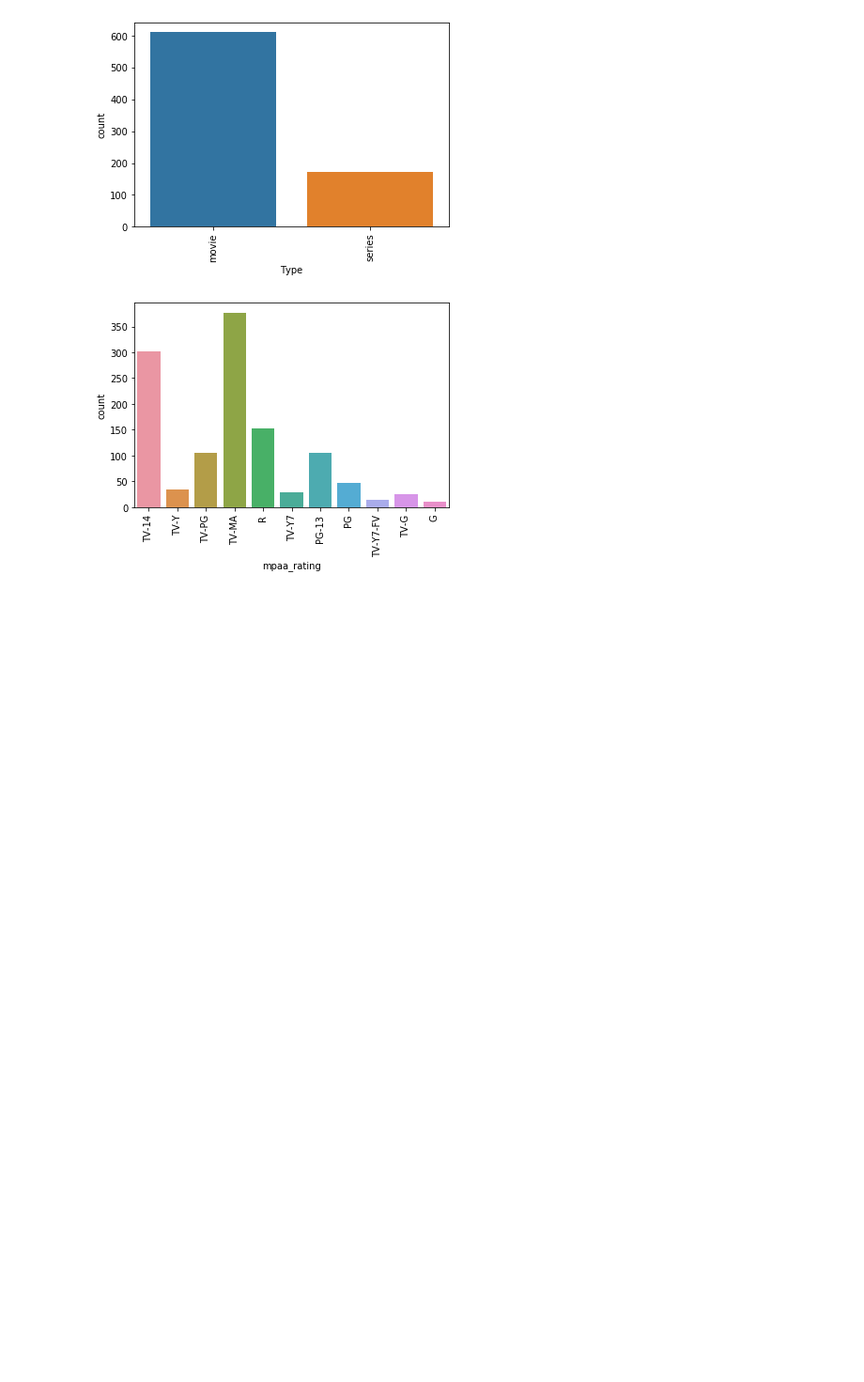
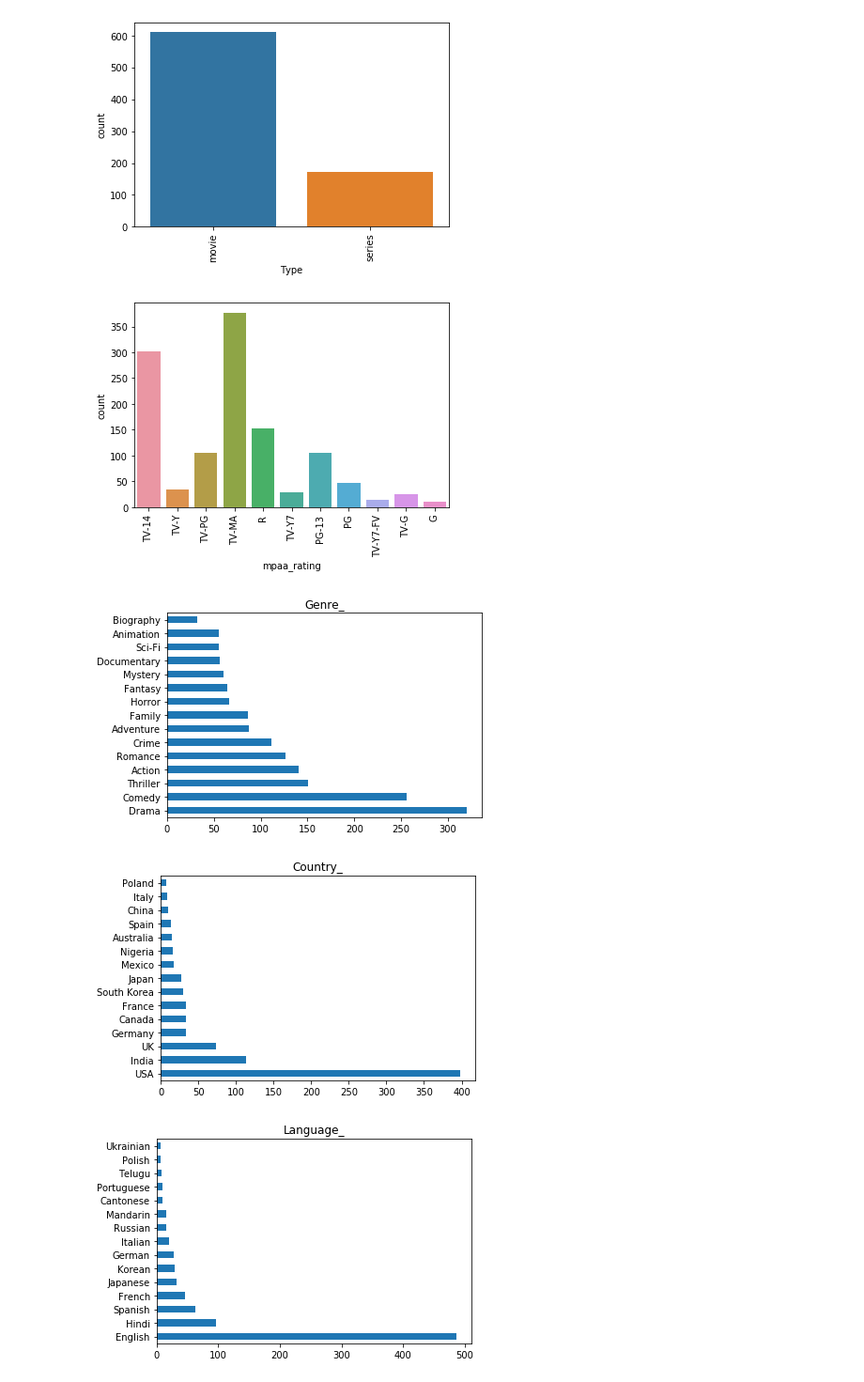
Before and after one commit to AdamSpannbauer/flixable_ml_dsi, a Jupyter notebook: eda.ipynb, the cells around one changed output. Shown at 94% size. Drawn from its saved outputs; the diff is of its cells as text; code cells hidden in the pictures; blank space fills up the shorter version.

```diff
--- a/eda.ipynb
+++ b/eda.ipynb
@@ -50,5 +80,20 @@ movie['oscar_wins'] = movie['Awards'].str.extract(r'Nominated for (\d) Oscar').a
 # %%
 drop_columns = ['Poster', 'flixable_url', 'Response',
-                'Awards', 'Rated', 'imdbID', 'DVD', 'Website']
+                'Awards', 'Rated', 'imdbID', 'DVD', 'Website',
+                'BoxOffice', 'Released', 'added_to_netflix',
+                'Writer', 'Actors', 'Plot',
+                'rotten_tomatoes', 'Metascore', 'Production',
+                'totalSeasons', 'Runtime', 'Director',
+                'Title', 'Ratings']
 
 movie = movie.drop(columns=drop_columns)
+# %%
+list_cols = ['Genre', 'Language', 'Country']
+
+movie_dummy = str_get_dummies(movie,
+                              columns=list_cols,
+                              sep=', ',
+                              prefix=list_cols,
+                              drop_first=False)
+# %%
+movie_dummy = movie_dummy.dropna(subset=['imdbRating'])
@@ -60,3 +117,12 @@ movie = movie.drop(columns=drop_columns)
+# %%
+def barplot_dummies(df, prefix, max_n=15):
+    cols = [c for c in df if c.startswith(prefix)]
+    counts = df[cols].sum().sort_values(ascending=False)
+    counts = counts[:max_n]
+    counts.index = [i.replace(prefix, '') for i in counts.index]
+    counts.plot.barh()
+    plt.title(prefix)
+    plt.show()
 # %%
 plot_cols = ['Type', 'mpaa_rating']
 for plot_col in plot_cols:
@@ -66,3 +132,11 @@ for plot_col in plot_cols:
 # %% [output]
 [figure]
 [figure]
+# %%
+prefixes = ['Genre_', 'Country_', 'Language_']
+for prefix in prefixes:
+    barplot_dummies(movie_dummy, prefix)
+# %% [output]
+[figure, added]
+[figure, added]
+[figure, added]
```
Also changed, not shown: parts of 16 cells of this notebook.
